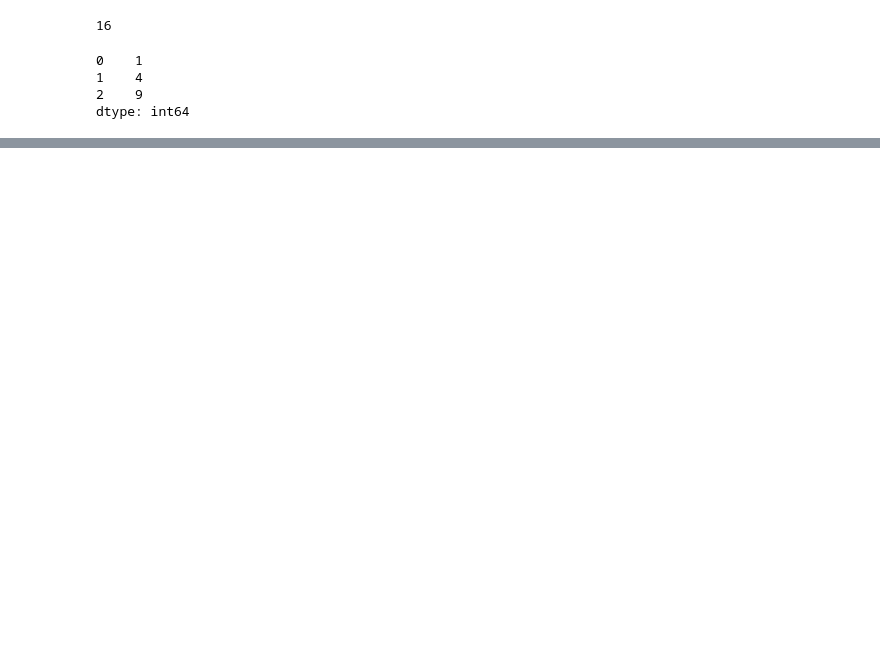
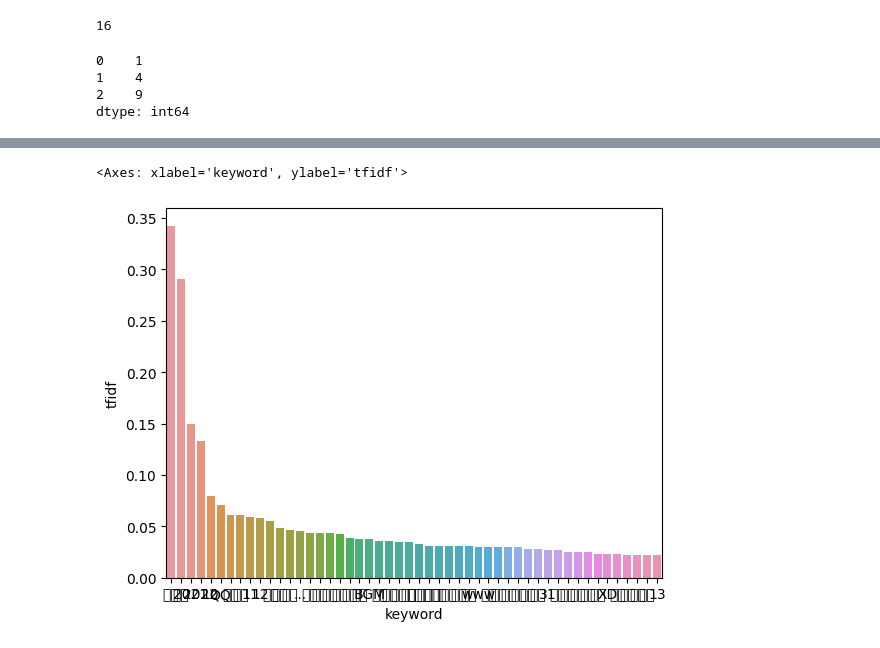
Before and after one commit to Elwing-Chou/nanshan1115, a Jupyter notebook: 2_danmu.ipynb, the cells around one changed output, grey strips where cells are left out. Cells and saved outputs as stored; diff of their text form; code cells hidden in the pictures; blank space fills up the shorter version.

```diff
--- a/2_danmu.ipynb
+++ b/2_danmu.ipynb
@@ -121,5 +149,7 @@ df
 # %%
 import jieba.analyse
 article = "\n".join(df["text"])
-jieba.analyse.extract_tags(article, topK=50, withWeight=True)
+result = jieba.analyse.extract_tags(article, topK=50, withWeight=True)
+keywords = pd.DataFrame(result, columns=["keyword", "tfidf"])
+keywords
 # %% [output]
@@ -142,0 +173,6 @@ jieba.analyse.extract_tags(article, topK=50, withWeight=True)
+# %%
+sns.barplot(x=keywords["keyword"],
+            y=keywords["tfidf"])
+# %% [output]
+<Axes: xlabel='keyword', ylabel='tfidf'>
+[figure, added]
```
Also changed, not shown: parts of 5 cells of this notebook.
